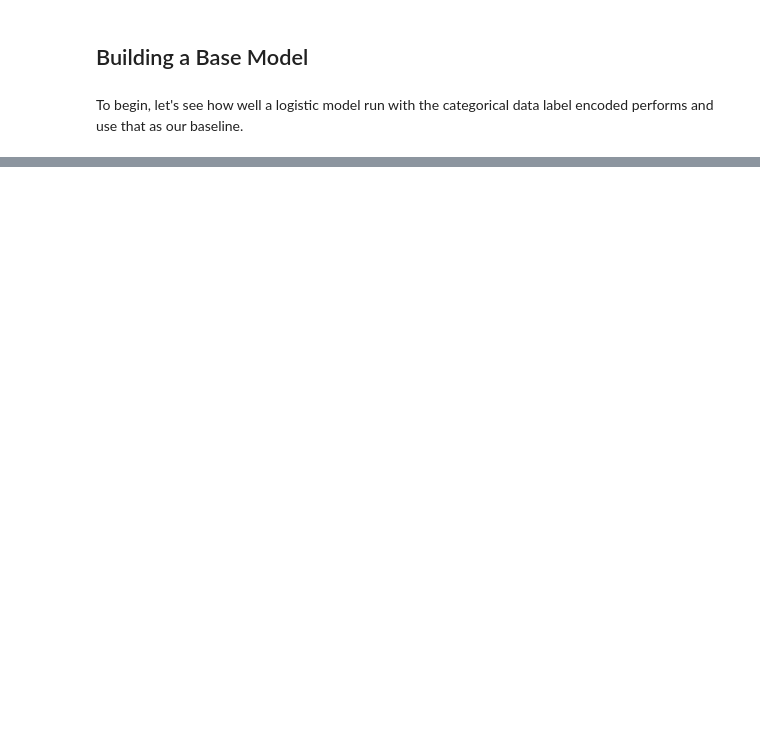
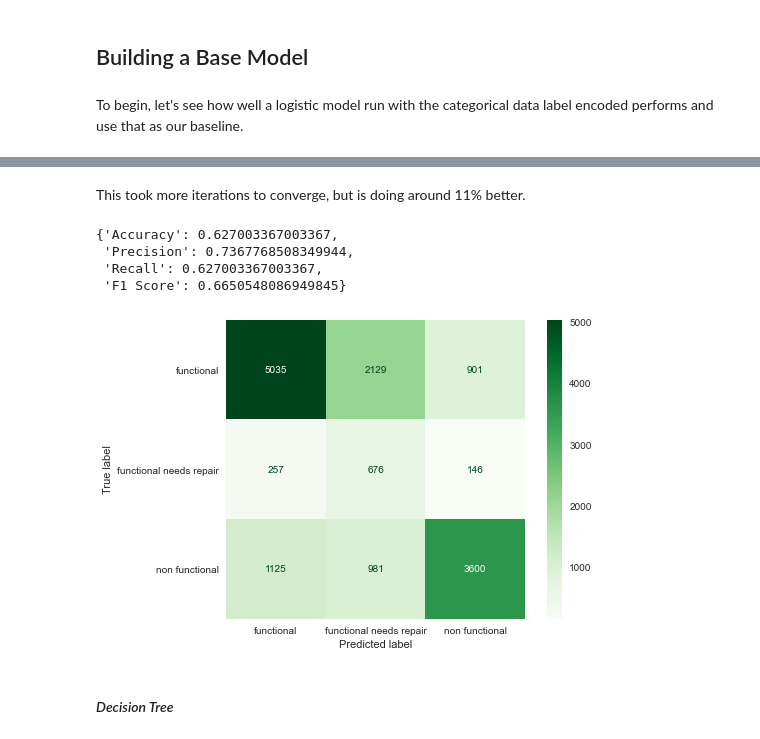
Before and after one commit to nonlocal-lia/pump_it_up_competition, a Jupyter notebook: technical_notebook.ipynb, the cells around one changed output, grey strips where cells are left out. Saved outputs shown, nothing was run; the diff lists cells and outputs as text; code cells hidden in the pictures; blank space fills up the shorter version.

```diff
--- a/technical_notebook.ipynb
+++ b/technical_notebook.ipynb
@@ -942,0 +737,3 @@ To begin, let's see how well a logistic model run with the categorical data labe
+# %%
+one_hot_cat = [col for col in X.columns if (X[col].dtype == 'O' and len(X[col].unique()) < 30)]
+one_hot_cat
@@ -942,0 +752,3 @@ To begin, let's see how well a logistic model run with the categorical data labe
+# %%
+label_cat = [col for col in X.columns if (X[col].dtype == 'O' and len(X[col].unique()) >= 30)]
+label_cat
@@ -942,0 +757,11 @@ To begin, let's see how well a logistic model run with the categorical data labe
+# %%
+ct_mixed = ColumnTransformer(transformers=[("ord",
+                                              OrdinalEncoder(handle_unknown='use_encoded_value', unknown_value=-1),
+                                              label_cat), ('ohe', OneHotEncoder(handle_unknown='ignore'), one_hot_cat)],
+                               remainder="passthrough")
+# %%
+pipe_log_ohe = Pipeline(steps=[
+    ("encode", ct_mixed),
+    ("scale", StandardScaler(with_mean=False)),
+    ("model", LogisticRegression(class_weight = weights, multi_class='multinomial', max_iter=2000))])
+pipe_log_ohe.fit(X_train, y_train)
@@ -942,0 +786,17 @@ To begin, let's see how well a logistic model run with the categorical data labe
+# %% [markdown]
+This took more iterations to converge, but is doing around 11% better.
+# %%
+get_scores(pipe_log_ohe, X_test, y_test)
+# %% [output]
+{'Accuracy': 0.627003367003367,
+ 'Precision': 0.7367768508349944,
+ 'Recall': 0.627003367003367,
+ 'F1 Score': 0.6650548086949845}
+# %%
+ConfusionMatrixDisplay.from_estimator(pipe_log_ohe, X_test, y_test, display_labels=y_label.classes_, cmap="Greens")
+plt.grid(False)
+plt.show()
+# %% [output]
+[figure, added]
+# %% [markdown]
+#### *Decision Tree*
```
Also changed, not shown: parts of 124 cells of this notebook.
